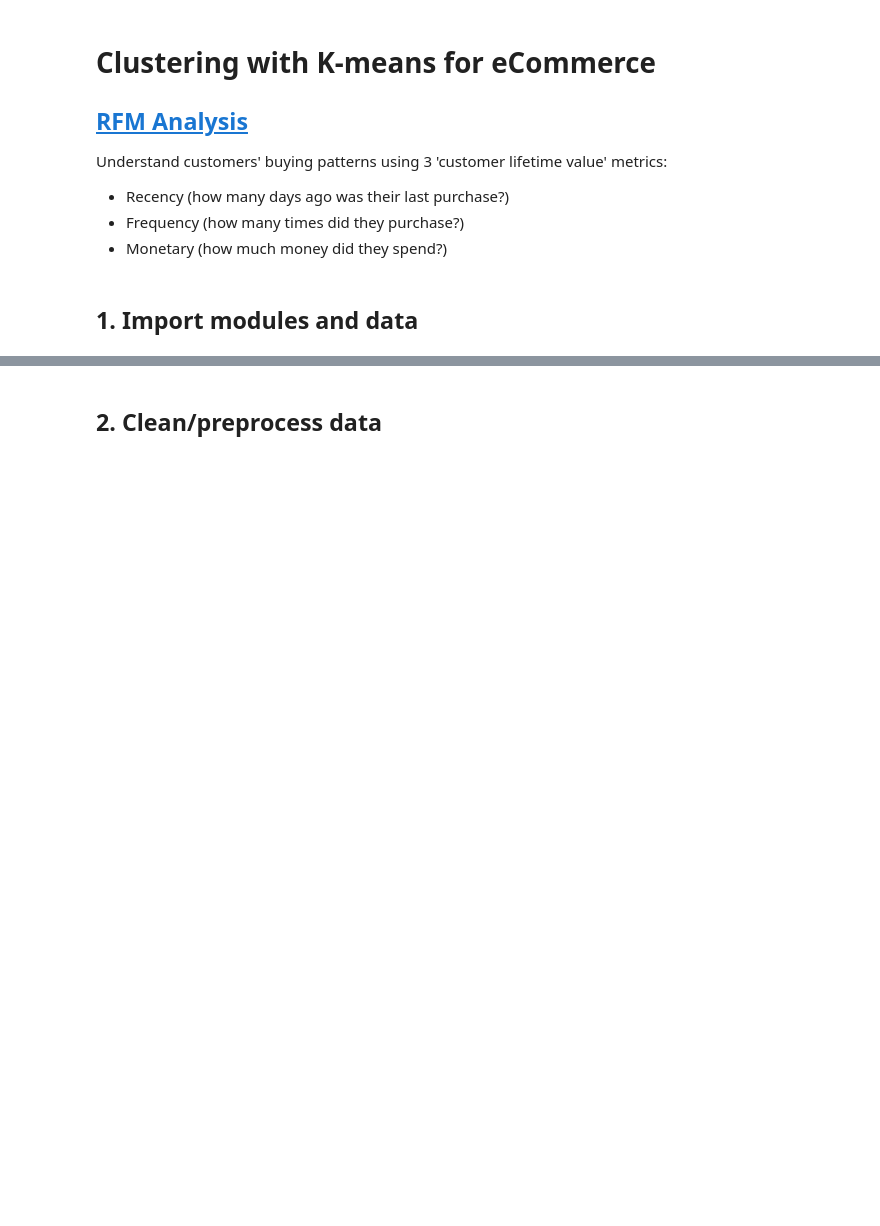
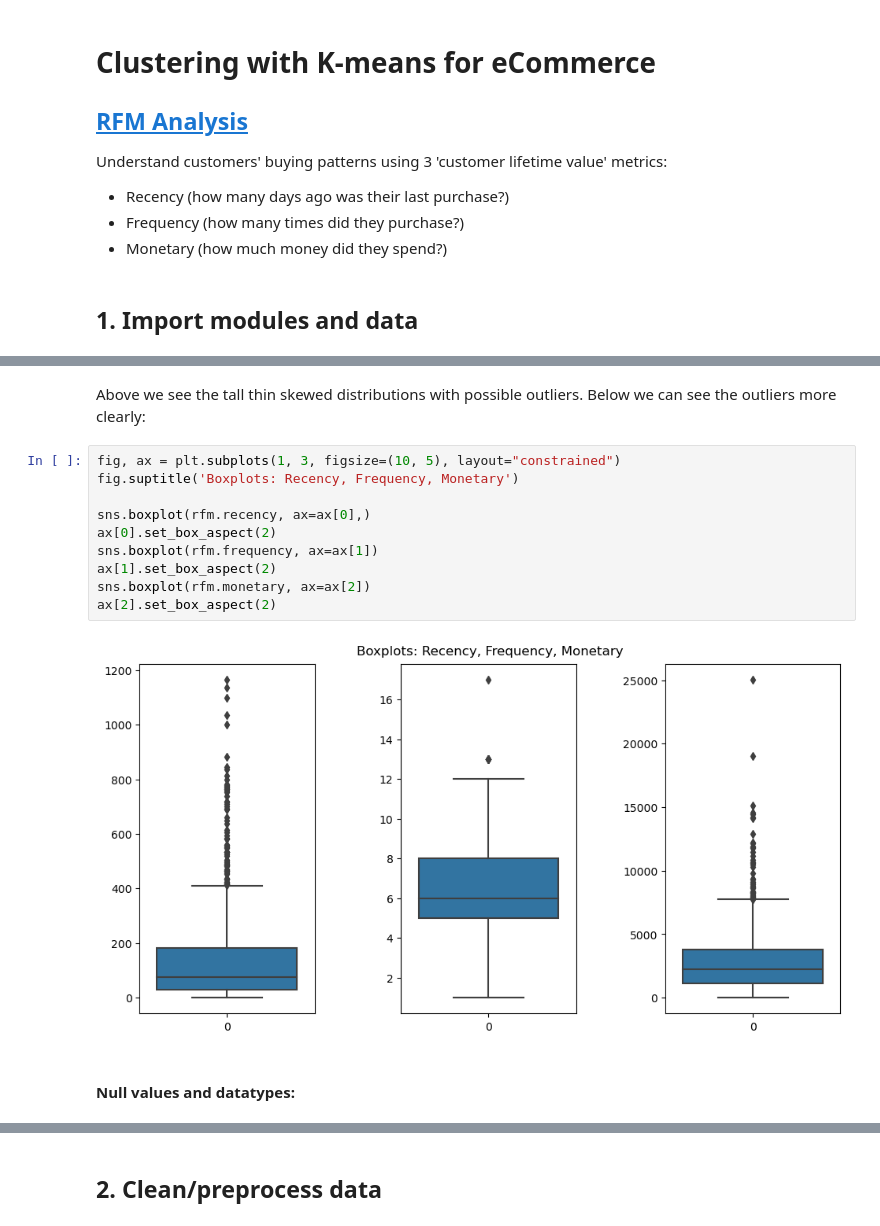
Before and after one commit to sian0x0/CA-data-science, a Jupyter notebook: 2-5/Clustering with K-means for eCommerce.ipynb, the cells around one changed output, grey strips where cells are left out. Drawn from its saved outputs; the diff is of its cells as text; blank space fills up the shorter version.

```diff
--- a/2-5/Clustering with K-means for eCommerce.ipynb
+++ b/2-5/Clustering with K-means for eCommerce.ipynb
@@ -35,0 +157,16 @@ rfm.head()
+# %% [markdown]
+Above we see the tall thin skewed distributions with possible outliers. Below we can see the outliers more clearly:
+# %%
+fig, ax = plt.subplots(1, 3, figsize=(10, 5), layout="constrained")
+fig.suptitle('Boxplots: Recency, Frequency, Monetary')
+
+sns.boxplot(rfm.recency, ax=ax[0],)
+ax[0].set_box_aspect(2)
+sns.boxplot(rfm.frequency, ax=ax[1])
+ax[1].set_box_aspect(2)
+sns.boxplot(rfm.monetary, ax=ax[2])
+ax[2].set_box_aspect(2)
+# %% [output]
+[figure, added]
+# %% [markdown]
+#### Null values and datatypes:
```
Also changed, not shown: parts of 48 cells of this notebook, 1 other file.
